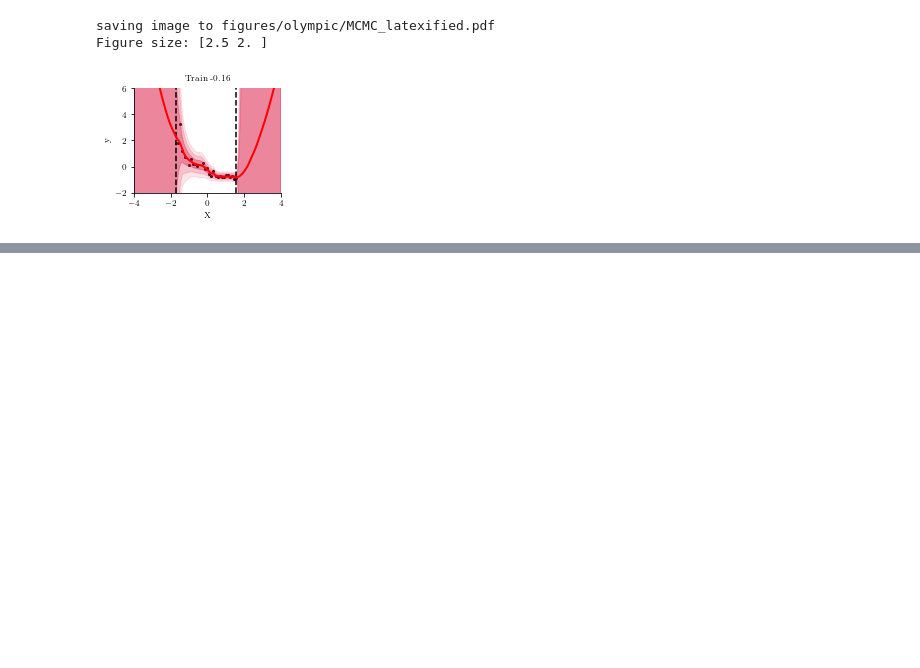
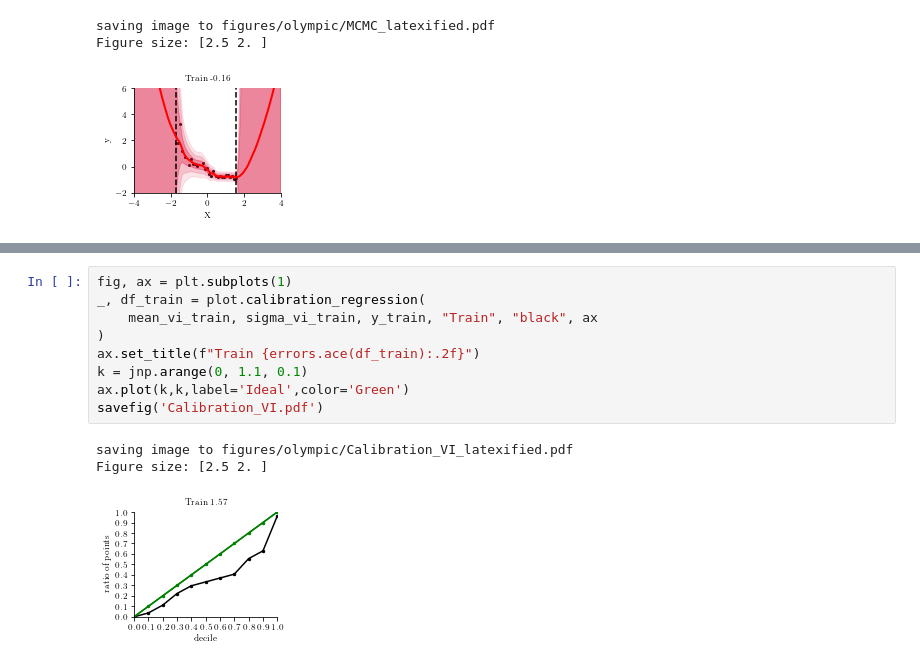
Before and after one commit to nipunbatra/bnn-zoo, a Jupyter notebook: notebooks/regression/olympic_data_comparison.ipynb, the cells around one changed output, grey strips where cells are left out. Saved outputs shown, nothing was run; the diff lists cells and outputs as text; blank space fills up the shorter version.

```diff
--- a/notebooks/regression/olympic_data_comparison.ipynb
+++ b/notebooks/regression/olympic_data_comparison.ipynb
@@ -370,0 +394,13 @@ Figure size: [2.5 2. ]
+# %%
+fig, ax = plt.subplots(1)
+_, df_train = plot.calibration_regression(
+    mean_vi_train, sigma_vi_train, y_train, "Train", "black", ax
+)
+ax.set_title(f"Train {errors.ace(df_train):.2f}")
+k = jnp.arange(0, 1.1, 0.1)
+ax.plot(k,k,label='Ideal',color='Green')
+savefig('Calibration_VI.pdf')
+# %% [output]
+saving image to figures/olympic/Calibration_VI_latexified.pdf
+Figure size: [2.5 2. ]
+[figure, added]
```
Also changed, not shown: parts of 3 cells of this notebook, 2 other files.
